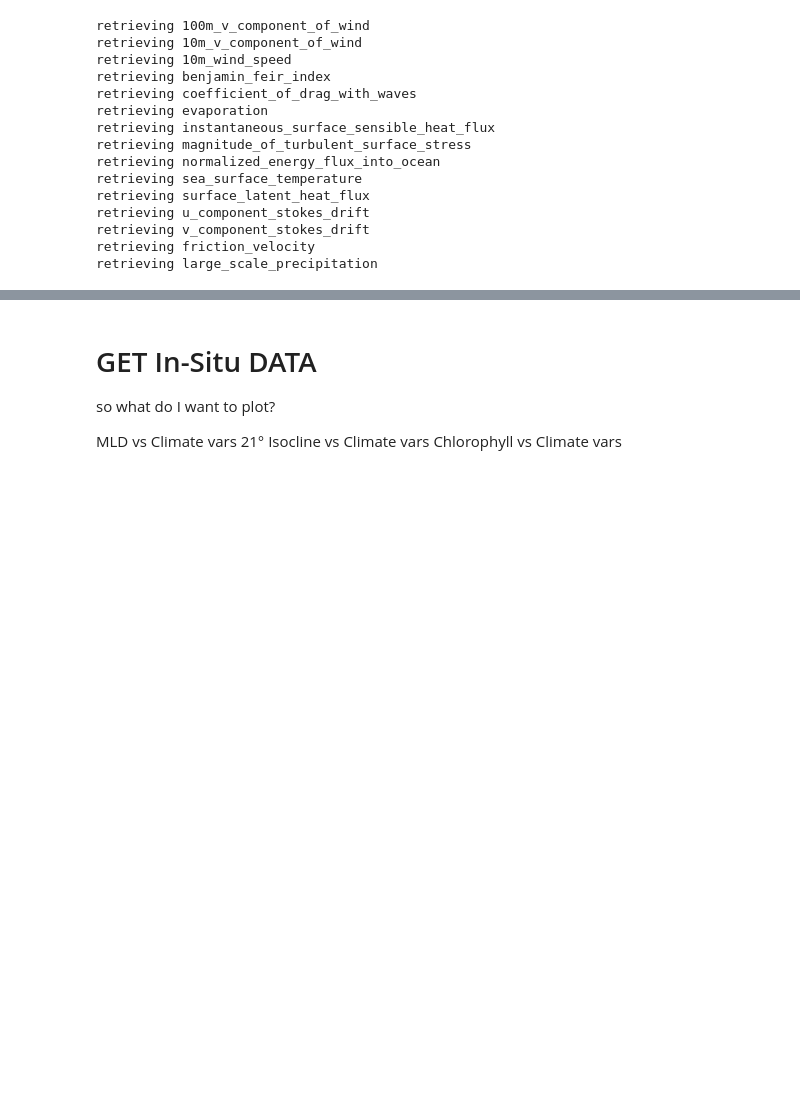
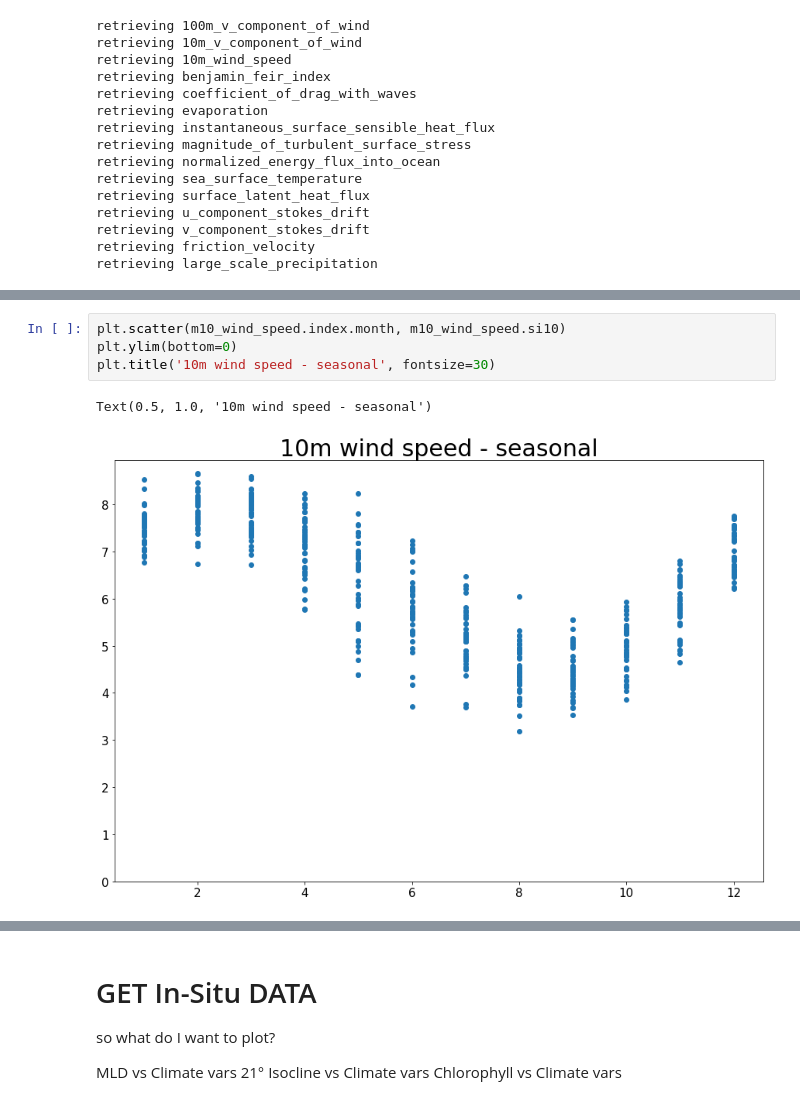
Before and after one commit to ben1post/BennyPhD, a Jupyter notebook: CaRiaco/SCRIPPS/CARIACO_data/PrelimDataExploration/PLOT_InSituVSClimateReanalysis.ipynb, the cells around one changed output, grey strips where cells are left out. Saved outputs shown, nothing was run; the diff lists cells and outputs as text; blank space fills up the shorter version.

```diff
--- a/CaRiaco/SCRIPPS/CARIACO_data/PrelimDataExploration/PLOT_InSituVSClimateReanalysis.ipynb
+++ b/CaRiaco/SCRIPPS/CARIACO_data/PrelimDataExploration/PLOT_InSituVSClimateReanalysis.ipynb
@@ -299,0 +260,7 @@ Text(0.5, 1.0, 'large_scale_precipitation - seasonal')
+# %%
+plt.scatter(m10_wind_speed.index.month, m10_wind_speed.si10)
+plt.ylim(bottom=0)
+plt.title('10m wind speed - seasonal', fontsize=30)
+# %% [output]
+Text(0.5, 1.0, '10m wind speed - seasonal')
+[figure, added]
```
Also changed, not shown: parts of 40 cells of this notebook, 21 other files.
